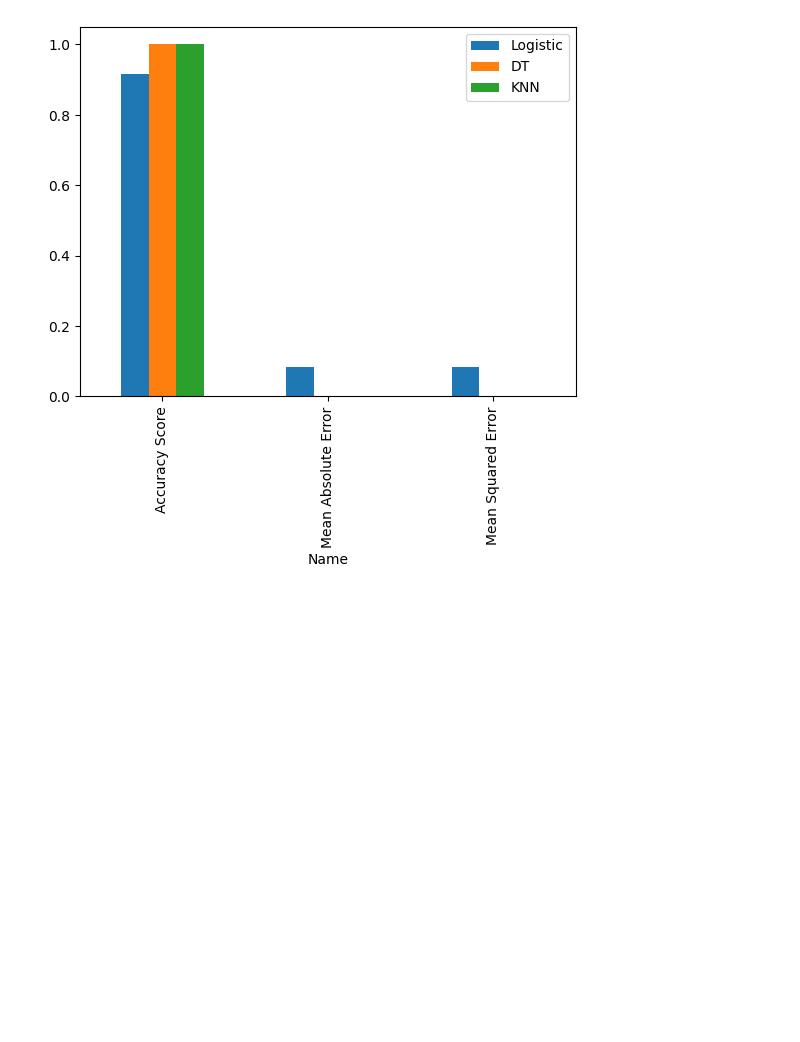
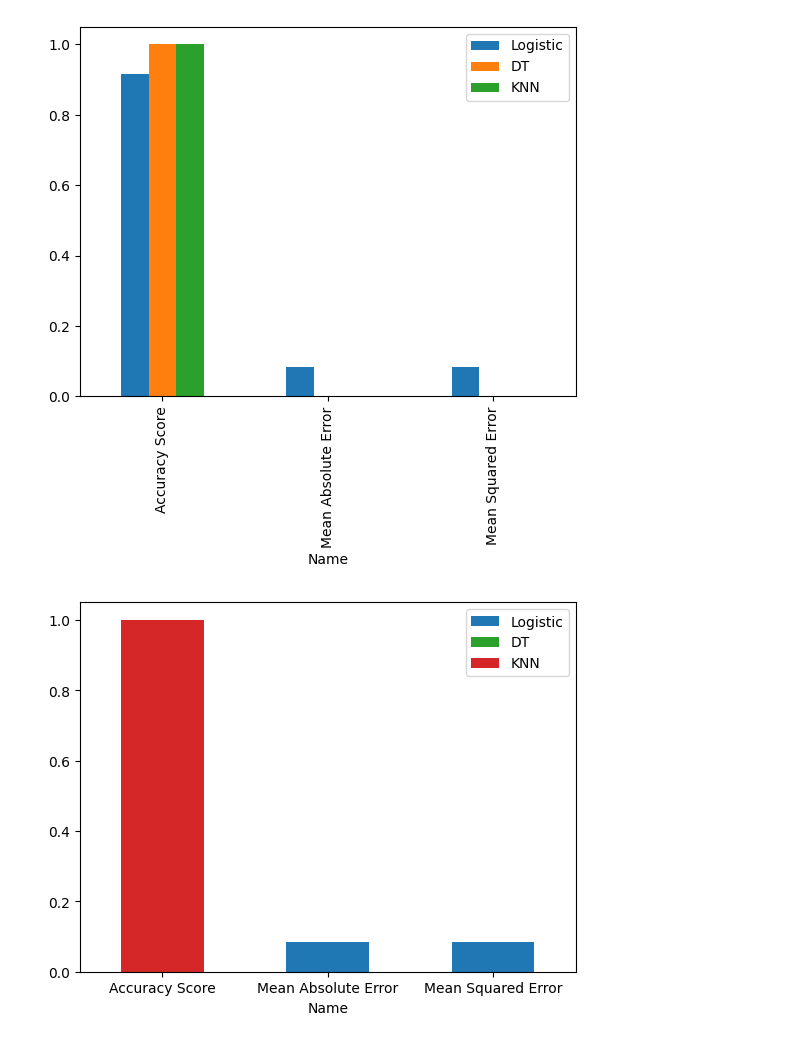
Before and after one commit to jarinraya02/Machine_Learning_Course, a Jupyter notebook: Assingment 4/Assignment 4.ipynb, the cells around one changed output. Saved outputs shown, nothing was run; the diff lists cells and outputs as text; code cells hidden in the pictures; blank space fills up the shorter version.

```diff
--- a/Assingment 4/Assignment 4.ipynb
+++ b/Assingment 4/Assignment 4.ipynb
@@ -222,3 +215,11 @@ data.plot(x="Name", y=["Logistic", "DT","KNN"], kind="bar")
 # %% [output]
 <Axes: xlabel='Name'>
 [figure]
+# %%
+ax = data.plot(x="Name", y="Logistic", kind="bar", rot=0)
+data.plot(x="Name", y="DT", kind="bar", ax=ax, color="C2", rot=0)
+data.plot(x="Name", y="KNN", kind="bar", ax=ax, color="C3", rot=0)
+
+plt.show()
+# %% [output]
+[figure, added]
```
Also changed, not shown: parts of 4 cells of this notebook.
